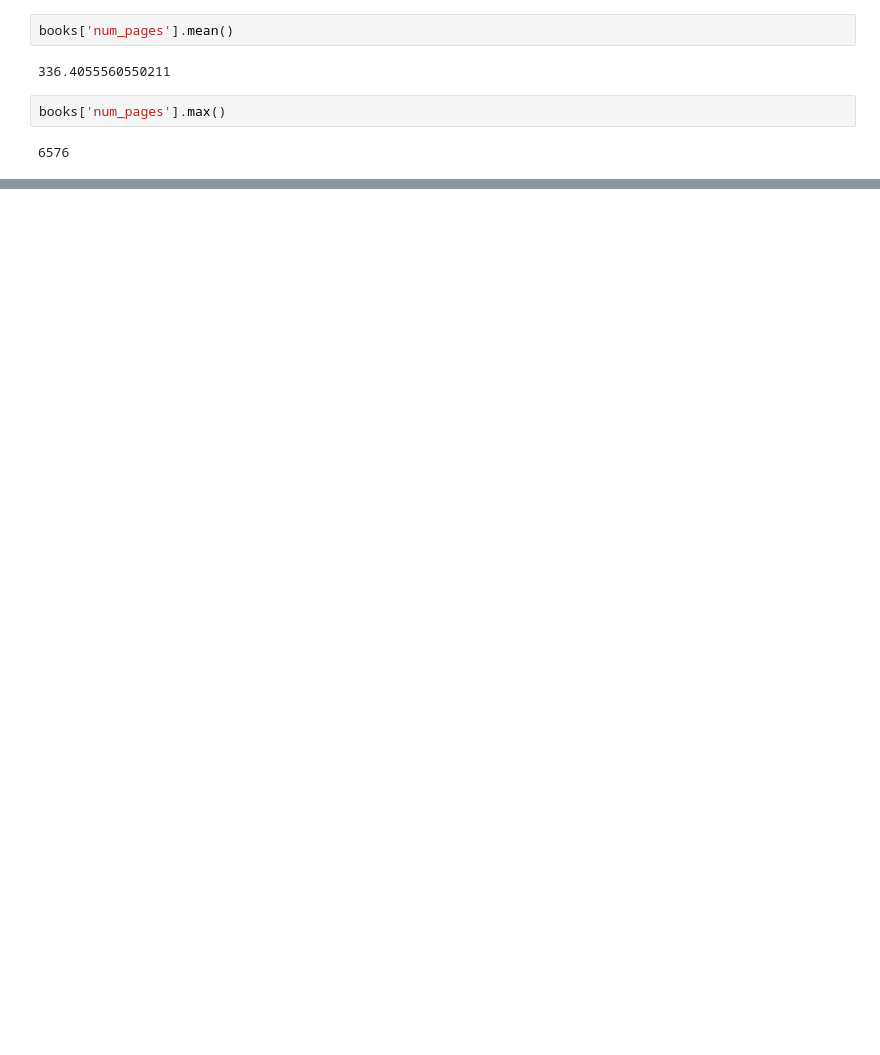
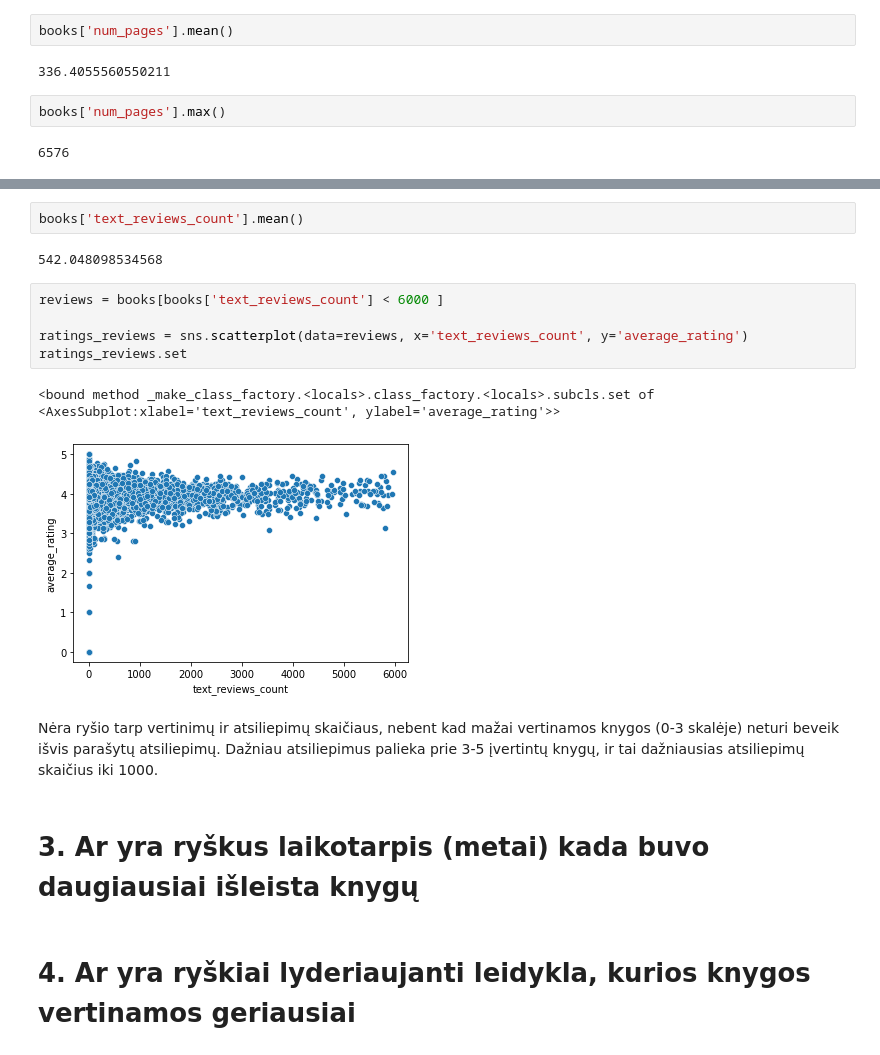
Before and after one commit to GretaMatu/python_mokymai, a Jupyter notebook: baigiamasis_darbas.ipynb, the cells around one changed output, grey strips where cells are left out. Cells and saved outputs as stored; diff of their text form; blank space fills up the shorter version.

```diff
--- a/baigiamasis_darbas.ipynb
+++ b/baigiamasis_darbas.ipynb
@@ -158,0 +213,18 @@ Dažniausiai geriausiai vertinamos knygos turi vidutinį skaičių puslapių 190
+# %%
+books['text_reviews_count'].mean()
+# %% [output]
+542.048098534568
+# %%
+reviews = books[books['text_reviews_count'] < 6000 ]
+
+ratings_reviews = sns.scatterplot(data=reviews, x='text_reviews_count', y='average_rating')
+ratings_reviews.set
+# %% [output]
+<bound method _make_class_factory.<locals>.class_factory.<locals>.subcls.set of <AxesSubplot:xlabel='text_reviews_count', ylabel='average_rating'>>
+[figure, added]
+# %% [markdown]
+Nėra ryšio tarp vertinimų ir atsiliepimų skaičiaus, nebent kad mažai vertinamos knygos (0-3 skalėje) neturi beveik išvis parašytų atsiliepimų. Dažniau atsiliepimus palieka prie 3-5 įvertintų knygų, ir tai dažniausias atsiliepimų skaičius iki 1000.
+# %% [markdown]
+# 3. Ar yra ryškus laikotarpis (metai) kada buvo daugiausiai išleista knygų
+# %% [markdown]
+# 4. Ar yra ryškiai lyderiaujanti leidykla, kurios knygos vertinamos geriausiai
```
Also changed, not shown: parts of 17 cells of this notebook.
